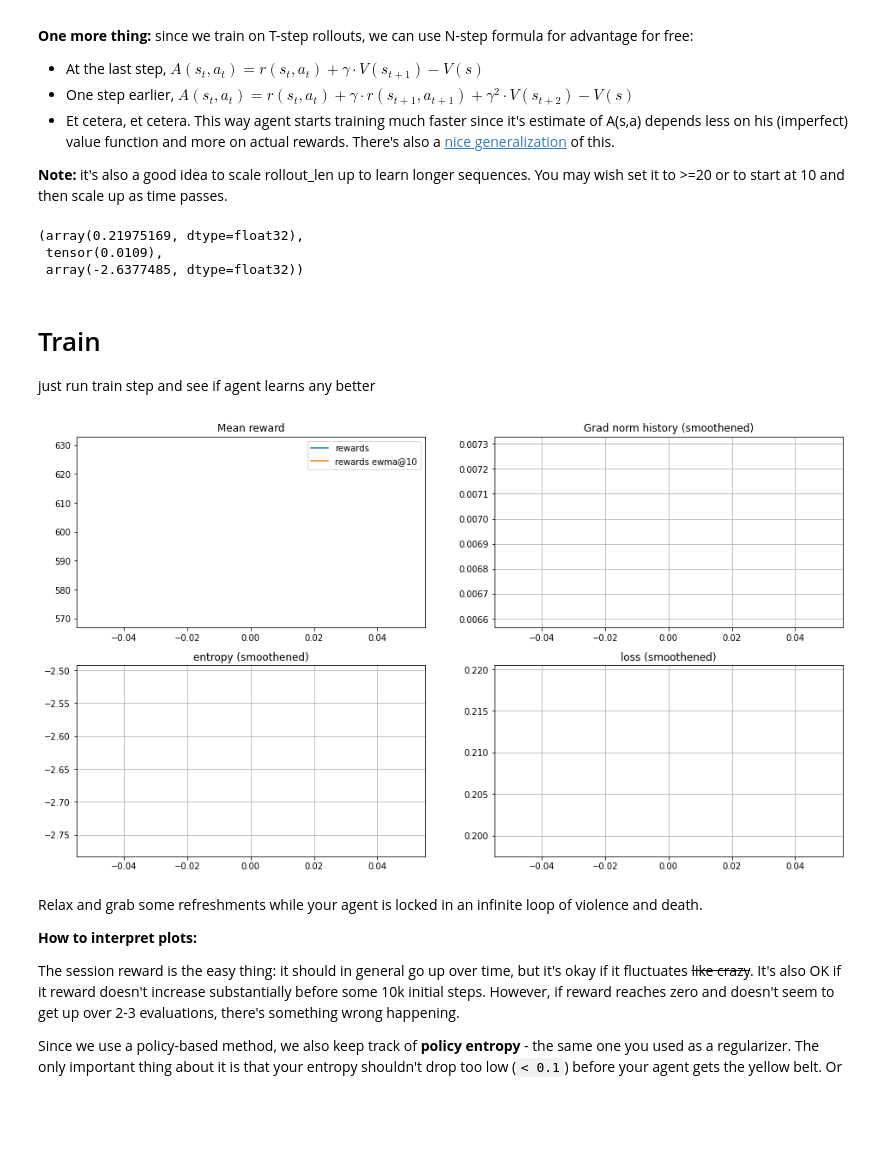
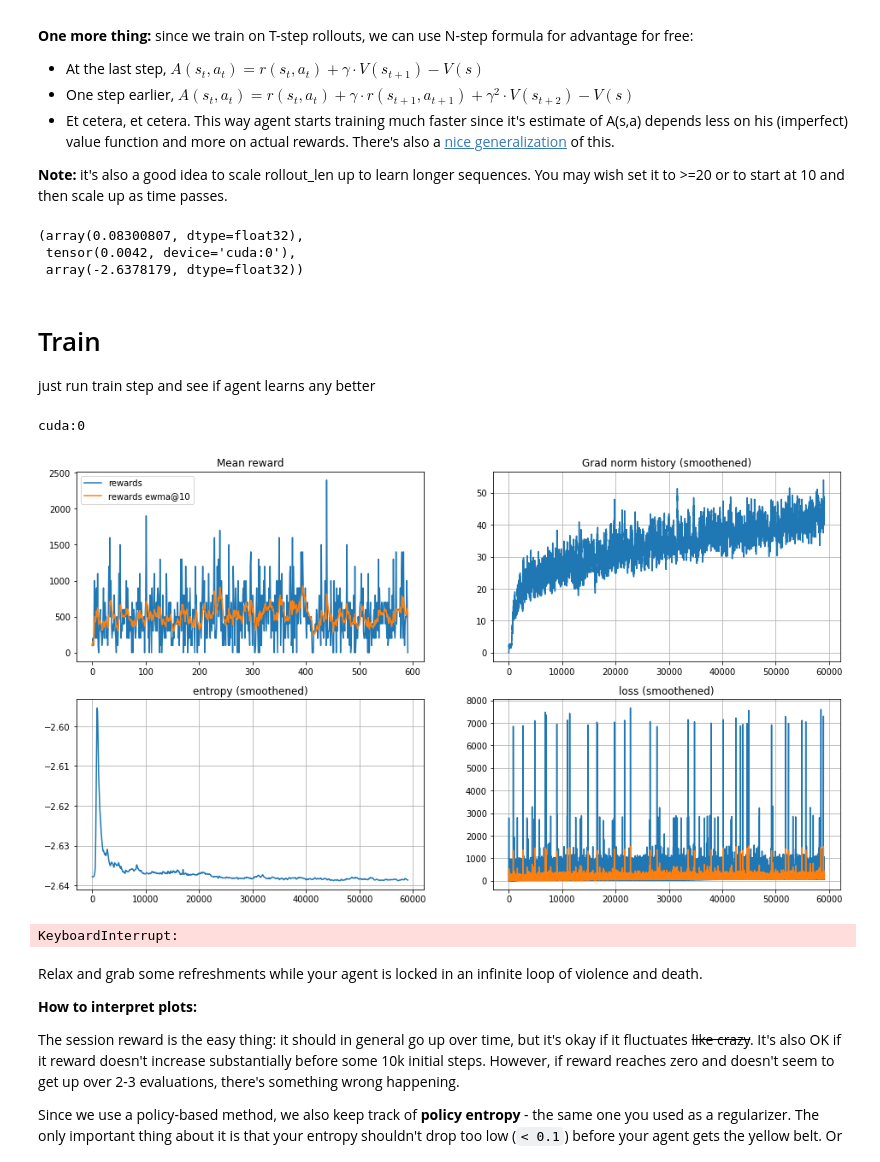
Before and after one commit to furiousteabag/ml-mipt-advanced, a Jupyter notebook: homeworks/lab2_rl/lab2_atari_a2c.ipynb, the cells around one changed output. Saved outputs shown, nothing was run; the diff lists cells and outputs as text; code cells hidden in the pictures; blank space fills up the shorter version.

```diff
--- a/homeworks/lab2_rl/lab2_atari_a2c.ipynb
+++ b/homeworks/lab2_rl/lab2_atari_a2c.ipynb
@@ -97,9 +97,10 @@ print(device)
 cuda:0
 # %%
 class SimpleRecurrentAgent(nn.Module):
-    def __init__(self, obs_shape, n_actions, reuse=False):
+    def __init__(self, obs_shape, n_actions, reuse=False, device=device):
         """A simple actor-critic agent"""
         super(self.__class__, self).__init__()
+        self.device = device
 
         self.conv0 = nn.Conv2d(1, 32, kernel_size=(3, 3), stride=(2, 2))
         self.conv1 = nn.Conv2d(32, 32, kernel_size=(3, 3), stride=(2, 2))
@@ -140,17 +141,17 @@ class SimpleRecurrentAgent(nn.Module):
 
     def get_initial_state(self, batch_size):
         """Return a list of agent memory states at game start. Each state is a np array of shape [batch_size, ...]"""
-        return torch.zeros((batch_size, 128)), torch.zeros((batch_size, 128))
+        return torch.zeros((batch_size, 128)).to(self.device), torch.zeros((batch_size, 128)).to(self.device)
 
     def sample_actions(self, agent_outputs):
         """pick actions given numeric agent outputs (np arrays)"""
         logits, state_values = agent_outputs
         probs = F.softmax(logits, dim=0)
-        return torch.multinomial(probs, 1)[:, 0].data.numpy()
+        return torch.multinomial(probs, 1)[:, 0].cpu().data.numpy()
 
     def step(self, prev_state, obs_t):
         """ like forward, but obs_t is a numpy array """
-        obs_t = torch.tensor(np.asarray(obs_t), dtype=torch.float32)
+        obs_t = torch.tensor(np.asarray(obs_t), dtype=torch.float32).to(self.device)
         (h, c), (l, s) = self.forward(prev_state, obs_t)
         return (h.detach(), c.detach()), (l.detach(), s.detach())
 # %%
@@ -158,6 +159,7 @@ n_parallel_games = 5
 gamma = 0.99
 
 agent = SimpleRecurrentAgent(obs_shape, n_actions)
+agent = agent.to(device)
 # %%
 state = [env.reset()]
 _, (logits, value) = agent.step(agent.get_initial_state(1), state)
@@ -301,9 +304,11 @@ __Note:__ it's also a good idea to scale rollout_len up to learn longer sequence
 def to_one_hot(y, n_dims=None):
     """ Take an integer tensor and convert it to 1-hot matrix. """
     #y_tensor = y.to(dtype=torch.int64).view(-1, 1)
-    y_tensor = y.to(dtype=torch.int64).reshape(-1, 1)
+    y_tensor = y.to(dtype=torch.int64).reshape(-1, 1).to(device)
     n_dims = n_dims if n_dims is not None else int(torch.max(y_tensor)) + 1
-    y_one_hot = torch.zeros(y_tensor.size()[0], n_dims).scatter_(1, y_tensor, 1)
+    n_dims = torch.tensor(n_dims).to(device)
+    #print(torch.zeros(y_tensor.size()[0], n_dims))
+    y_one_hot = torch.zeros(y_tensor.size()[0], n_dims).to(device).scatter_(1, y_tensor, 1).to(device)
     return y_one_hot
 # %%
 opt = torch.optim.Adam(agent.parameters(), lr=1e-5)
@@ -317,14 +322,14 @@ def train_on_rollout(states, actions, rewards, is_not_done, prev_memory_states,
     """
 
     # shape: [batch_size, time, c, h, w]
-    states = torch.tensor(np.asarray(states), dtype=torch.float32)
-    actions = torch.tensor(np.array(actions), dtype=torch.int64)  # shape: [batch_size, time]
-    rewards = torch.tensor(np.array(rewards), dtype=torch.float32)  # shape: [batch_size, time]
-    is_not_done = torch.tensor(np.array(is_not_done), dtype=torch.float32)  # shape: [batch_size, time]
+    states = torch.tensor(np.asarray(states), dtype=torch.float32).to(device)
+    actions = torch.tensor(np.array(actions), dtype=torch.int64).to(device)  # shape: [batch_size, time]
+    rewards = torch.tensor(np.array(rewards), dtype=torch.float32).to(device)  # shape: [batch_size, time]
+    is_not_done = torch.tensor(np.array(is_not_done), dtype=torch.float32).to(device)  # shape: [batch_size, time]
     rollout_length = rewards.shape[1] - 1
 
     # predict logits, probas and log-probas using an agent.
-    memory = [m.detach() for m in prev_memory_states]
+    memory = [m.detach().to(device) for m in prev_memory_states]
 
     logits = []  # append logit sequence here
     state_values = []  # append state values here
@@ -406,7 +411,7 @@ def train_on_rollout(states, actions, rewards, is_not_done, prev_memory_states,
     opt.step()
     opt.zero_grad()
 
-    return loss.data.numpy(), grad_norm, entropy_reg.data.numpy()
+    return loss.cpu().data.numpy(), grad_norm, entropy_reg.cpu().data.numpy()
 # %%
 # let's test it
 memory = list(pool.prev_memory_states)
@@ -415,13 +420,17 @@ rollout_obs, rollout_actions, rollout_rewards, rollout_mask = pool.interact(10)
 train_on_rollout(rollout_obs, rollout_actions,
                  rollout_rewards, rollout_mask, memory)
 # %% [output]
-(array(0.21975169, dtype=float32),
- tensor(0.0109),
- array(-2.6377485, dtype=float32))
+(array(0.08300807, dtype=float32),
+ tensor(0.0042, device='cuda:0'),
+ array(-2.6378179, dtype=float32))
 # %% [markdown]
 # Train
 
 just run train step and see if agent learns any better
+# %%
+print(device)
+# %% [output]
+cuda:0
 # %%
 from IPython.display import clear_output
 from tqdm import trange
@@ -434,14 +443,15 @@ grad_norm_history = []
 entropy_history = []
 loss_history = []
 # %%
-for i in range(15000, 25000):
+from tqdm import trange
+for i in trange(100000):
 
     memory = list(pool.prev_memory_states)
     rollout_obs, rollout_actions, rollout_rewards, rollout_mask = pool.interact(
         20)
     loss, grad_norm, entropy = train_on_rollout(rollout_obs, rollout_actions,
                      rollout_rewards, rollout_mask, memory)
-    grad_norm_history.append(grad_norm)
+    grad_norm_history.append(grad_norm.cpu())
     entropy_history.append(entropy)
     loss_history.append(loss)
     if i % 100 == 0:
@@ -452,31 +462,32 @@ for i in range(15000, 25000):
         plt.subplot(2, 2, 1)
         plt.title("Mean reward")
         plt.plot(rewards_history, label='rewards')
         plt.plot(moving_average(np.array(rewards_history),
                                 span=10), label='rewards ewma@10')
         plt.legend()
 
         plt.subplot(2, 2, 2)
         plt.title("Grad norm history (smoothened)")
         plt.plot(moving_average(np.array(grad_norm_history), span=100), label='grad norm ewma@100')
         plt.grid()
 
         plt.subplot(2, 2, 3)
         plt.title("entropy (smoothened)")
         plt.plot(moving_average(np.array(entropy_history), span=100), label='entropy ewma@100')
         plt.grid()
 
         plt.subplot(2, 2, 4)
         plt.title("loss (smoothened)")
         plt.plot(np.array(loss_history), label='loss raw')
         plt.plot(moving_average(np.array(loss_history), span=10), label='loss ewma@10')
         plt.grid()
 
 
         plt.show()
 
         if rewards_history[-1] >= 10000:
             print("Your agent has just passed the minimum homework threshold")
             break
 # %% [output]
-[figure, old version]
+[figure, new version]
+KeyboardInterrupt:
```
Also changed, not shown: parts of 5 cells of this notebook.
